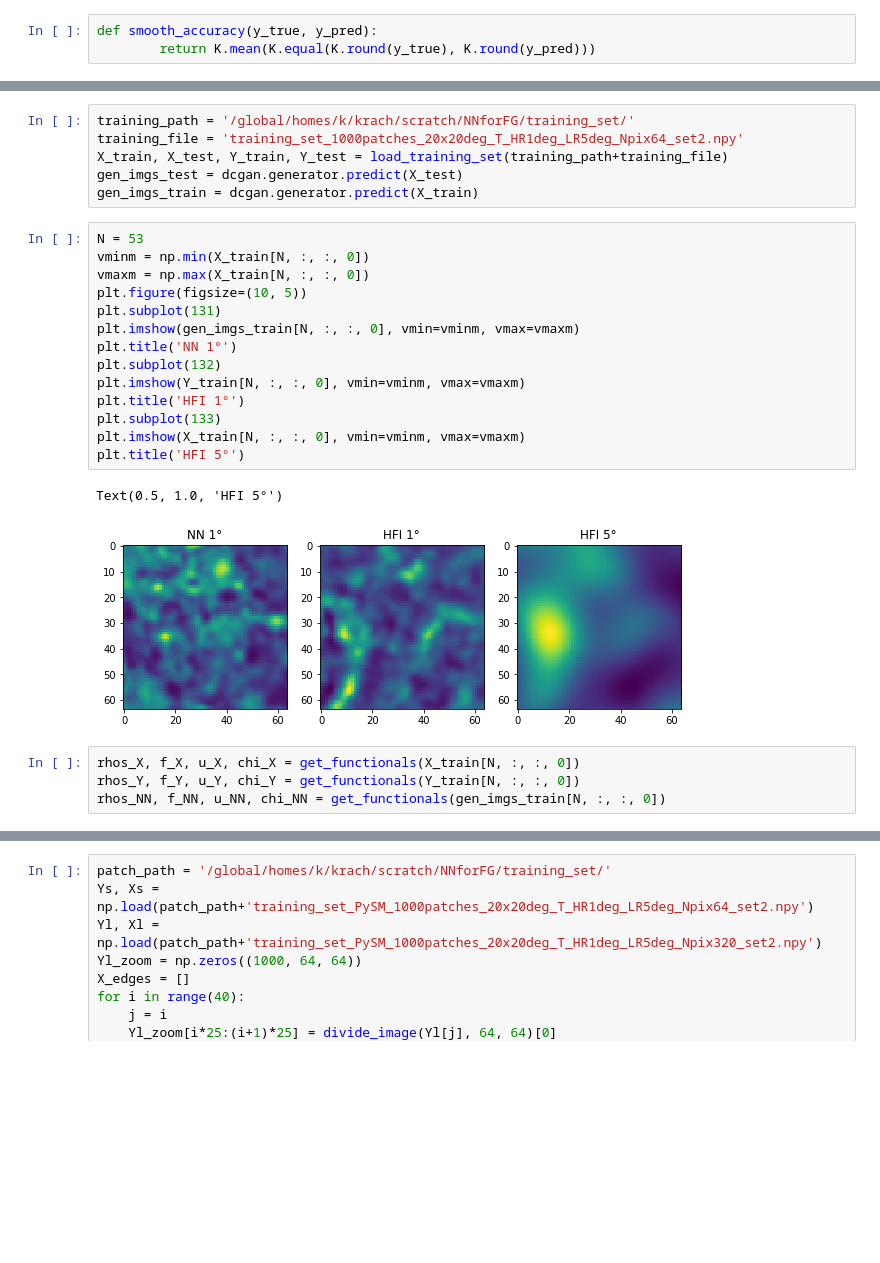
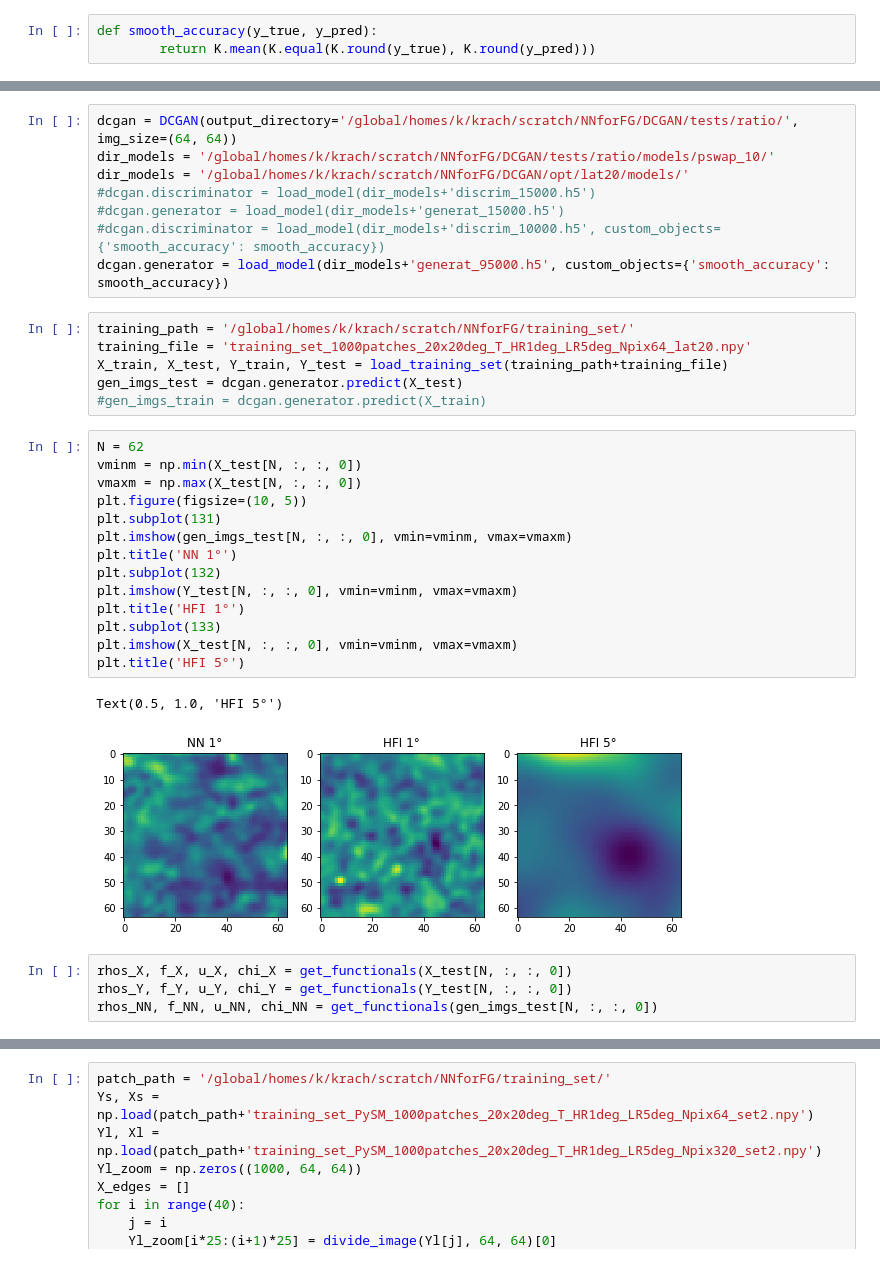
Before and after one commit to ai4cmb/ForSE, a Jupyter notebook: forse/notebooks/temp/test_minkowski.ipynb, the cells around one changed output, grey strips where cells are left out. Drawn from its saved outputs; the diff is of its cells as text; blank space fills up the shorter version.

```diff
--- a/forse/notebooks/temp/test_minkowski.ipynb
+++ b/forse/notebooks/temp/test_minkowski.ipynb
@@ -164,30 +174,38 @@ dcgan.generator = load_model(dir_models+'generat_99999.h5')
+# %%
+dcgan = DCGAN(output_directory='/global/homes/k/krach/scratch/NNforFG/DCGAN/tests/ratio/', img_size=(64, 64))
+dir_models = '/global/homes/k/krach/scratch/NNforFG/DCGAN/tests/ratio/models/pswap_10/'
+dir_models = '/global/homes/k/krach/scratch/NNforFG/DCGAN/opt/lat20/models/'
+#dcgan.discriminator = load_model(dir_models+'discrim_15000.h5')
+#dcgan.generator = load_model(dir_models+'generat_15000.h5')
+#dcgan.discriminator = load_model(dir_models+'discrim_10000.h5', custom_objects={'smooth_accuracy': smooth_accuracy})
+dcgan.generator = load_model(dir_models+'generat_95000.h5', custom_objects={'smooth_accuracy': smooth_accuracy})
 # %%
 training_path = '/global/homes/k/krach/scratch/NNforFG/training_set/'
-training_file = 'training_set_1000patches_20x20deg_T_HR1deg_LR5deg_Npix64_set2.npy'
+training_file = 'training_set_1000patches_20x20deg_T_HR1deg_LR5deg_Npix64_lat20.npy'
 X_train, X_test, Y_train, Y_test = load_training_set(training_path+training_file)
 gen_imgs_test = dcgan.generator.predict(X_test)
-gen_imgs_train = dcgan.generator.predict(X_train)
+#gen_imgs_train = dcgan.generator.predict(X_train)
 # %%
-N = 53
-vminm = np.min(X_train[N, :, :, 0])
-vmaxm = np.max(X_train[N, :, :, 0])
+N = 62
+vminm = np.min(X_test[N, :, :, 0])
+vmaxm = np.max(X_test[N, :, :, 0])
 plt.figure(figsize=(10, 5))
 plt.subplot(131)
-plt.imshow(gen_imgs_train[N, :, :, 0], vmin=vminm, vmax=vmaxm)
+plt.imshow(gen_imgs_test[N, :, :, 0], vmin=vminm, vmax=vmaxm)
 plt.title('NN 1°')
 plt.subplot(132)
-plt.imshow(Y_train[N, :, :, 0], vmin=vminm, vmax=vmaxm)
+plt.imshow(Y_test[N, :, :, 0], vmin=vminm, vmax=vmaxm)
 plt.title('HFI 1°')
 plt.subplot(133)
-plt.imshow(X_train[N, :, :, 0], vmin=vminm, vmax=vmaxm)
+plt.imshow(X_test[N, :, :, 0], vmin=vminm, vmax=vmaxm)
 plt.title('HFI 5°')
 # %% [output]
 Text(0.5, 1.0, 'HFI 5°')
-[figure, old version]
+[figure, new version]
 # %%
-rhos_X, f_X, u_X, chi_X = get_functionals(X_train[N, :, :, 0])
-rhos_Y, f_Y, u_Y, chi_Y = get_functionals(Y_train[N, :, :, 0])
-rhos_NN, f_NN, u_NN, chi_NN = get_functionals(gen_imgs_train[N, :, :, 0])
+rhos_X, f_X, u_X, chi_X = get_functionals(X_test[N, :, :, 0])
+rhos_Y, f_Y, u_Y, chi_Y = get_functionals(Y_test[N, :, :, 0])
+rhos_NN, f_NN, u_NN, chi_NN = get_functionals(gen_imgs_test[N, :, :, 0])
 # %%
 rhos_hfi, f_hfi, u_hfi, chi_hfi = [], [], [], []
 rhos_nn, f_nn, u_nn, chi_nn = [], [], [], []
```
Also changed, not shown: parts of 9 cells of this notebook, 10 other files.
